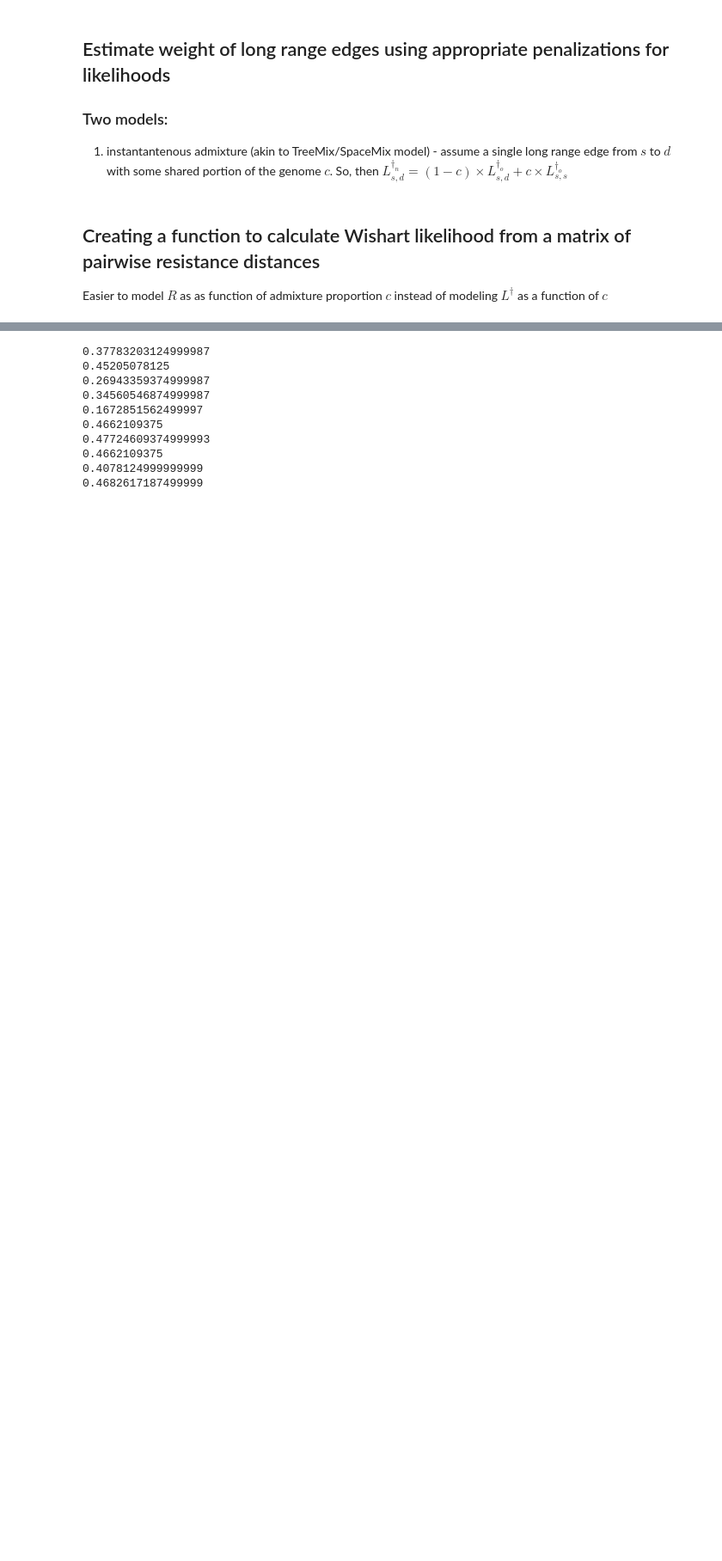
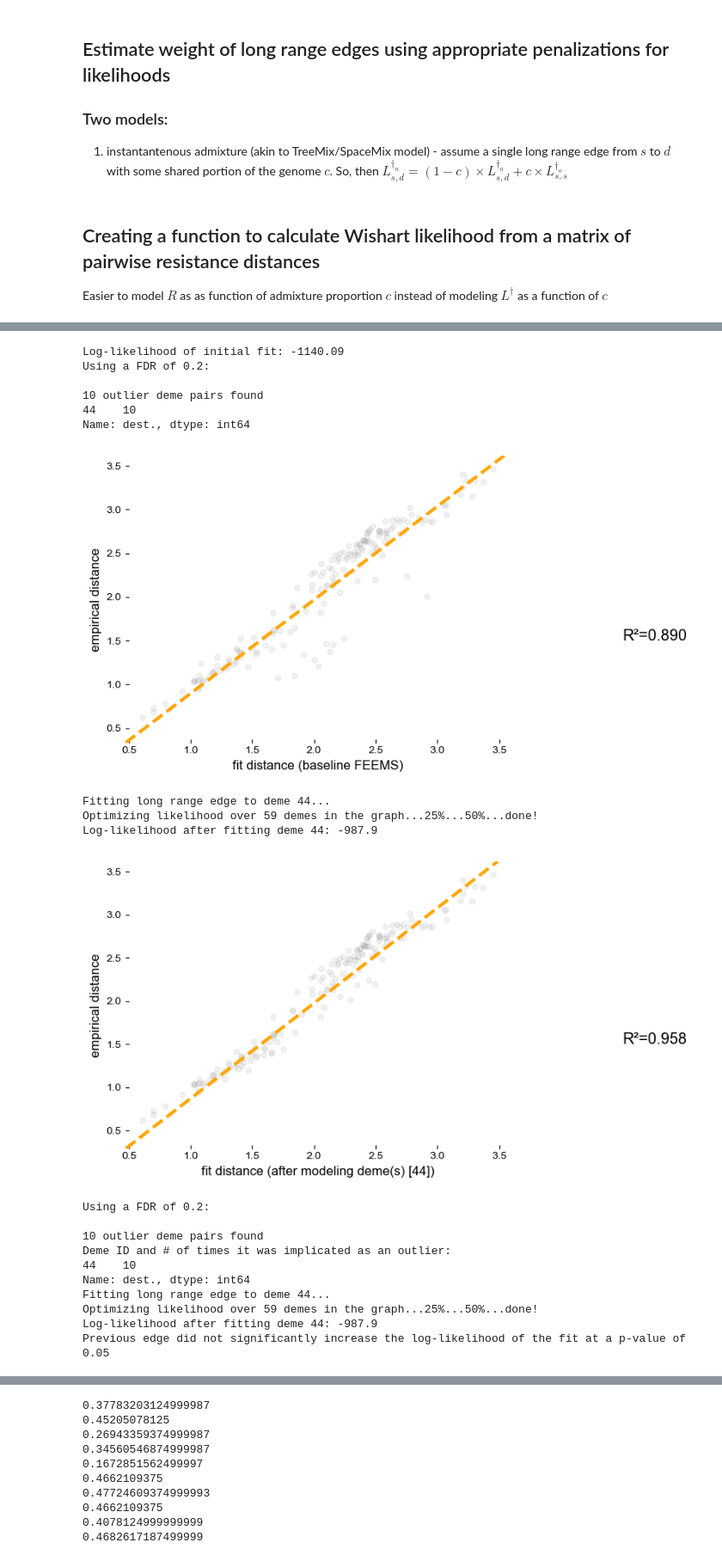
Before and after one commit to NovembreLab/feems, a Jupyter notebook: docs/notebooks/est-long-range.ipynb, the cells around one changed output, grey strips where cells are left out. Shown at 86% size. Saved outputs shown, nothing was run; the diff lists cells and outputs as text; code cells hidden in the pictures; blank space fills up the shorter version.

```diff
--- a/docs/notebooks/est-long-range.ipynb
+++ b/docs/notebooks/est-long-range.ipynb
@@ -405,0 +539,29 @@ graph_def, coord_def, grid_def, edge_def = setup_graph(n_rows=8, n_columns=10, c
+# %%
+# proxs = np.argsort([nx.shortest_path_length(sp_graph,source=10,target=d) for d in set(obj.perm_idx[:sp_graph.n_observed_nodes])-set([10])])[:sp_graph.n_observed_nodes]
+# rsm = np.mean(Rmat[np.tril_indices(sp_graph.n_observed_nodes, k=-1)])
+# rsd = np.std(Rmat[np.tril_indices(sp_graph.n_observed_nodes, k=-1)])
+# qprox = np.dot(1/sp_graph.q[proxs], 1/R1[0,proxs]*np.exp(-0.5*np.abs(rsm-R1[0,proxs])/rsd)/np.sum(1/R1[0,proxs]*np.exp(-0.5*np.abs(rsm-R1[0,proxs])/rsd)))
+# 1/R1[0,proxs]*np.exp(-0.5*np.abs(rsm-R1[0,proxs])/rsd)/np.sum(1/R1[0,proxs]*np.exp(-0.5*np.abs(rsm-R1[0,proxs])/rsd)), 1/R1[0,:]*np.exp(-0.5*np.abs(rsm-R1[0,:])/rsd)/np.sum(1/R1[0,:]*np.exp(-0.5*np.abs(rsm-R1[0,:])/rsd))
+sp_graph.sequential_fit(0.2)
+# %% [output]
+Log-likelihood of initial fit: -1140.09
+Using a FDR of 0.2:
+
+10 outlier deme pairs found
+44    10
+Name: dest., dtype: int64
+[figure, added]
+Fitting long range edge to deme 44...
+Optimizing likelihood over 59 demes in the graph...25%...50%...done!
+Log-likelihood after fitting deme 44: -987.9
+[figure, added]
+Using a FDR of 0.2:
+
+10 outlier deme pairs found
+Deme ID and # of times it was implicated as an outlier:
+44    10
+Name: dest., dtype: int64
+Fitting long range edge to deme 44...
+Optimizing likelihood over 59 demes in the graph...25%...50%...done!
+Log-likelihood after fitting deme 44: -987.9
+Previous edge did not significantly increase the log-likelihood of the fit at a p-value of 0.05
```
Also changed, not shown: parts of 28 cells of this notebook, 9 other files.
